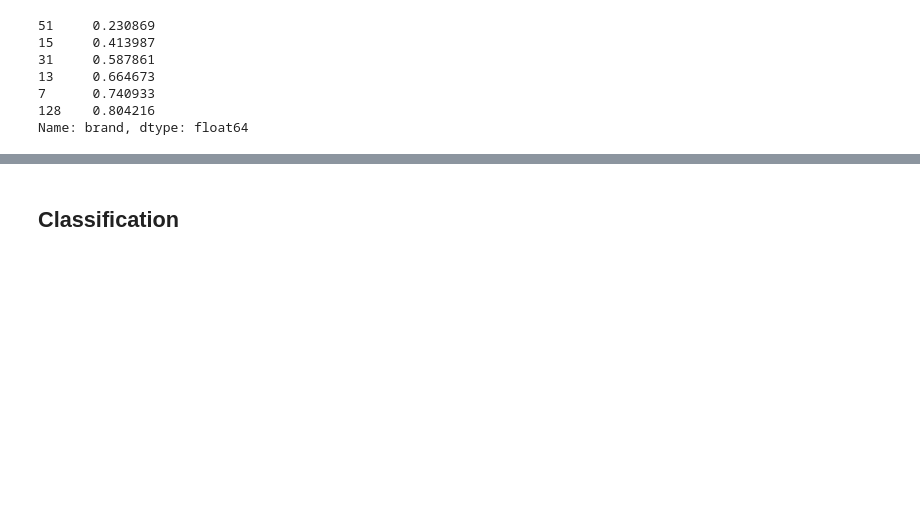
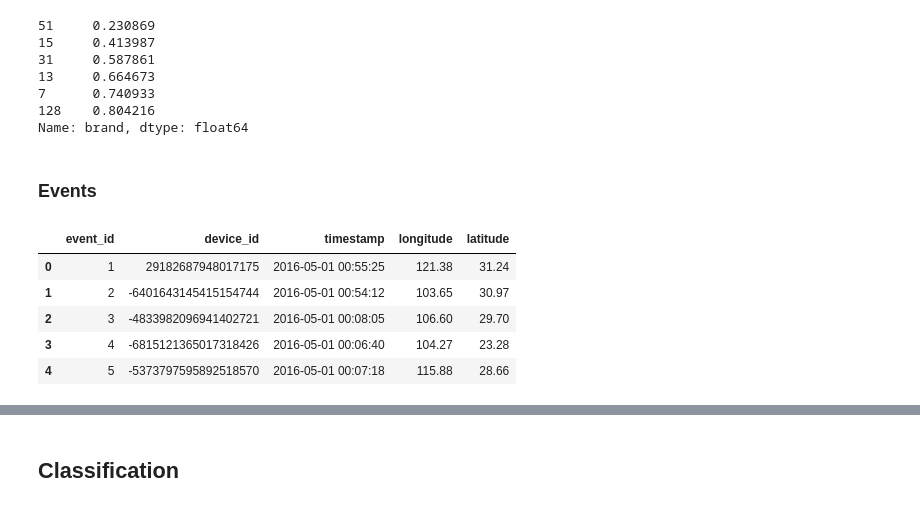
Before and after one commit to liaison/TalkingData, a Jupyter notebook: scripts/talking_data.ipynb, the cells around one changed output, grey strips where cells are left out. Saved outputs shown, nothing was run; the diff lists cells and outputs as text; code cells hidden in the pictures; blank space fills up the shorter version.

```diff
--- a/scripts/talking_data.ipynb
+++ b/scripts/talking_data.ipynb
@@ -252,3 +252,16 @@ brand_count[brand_count <= 0.82]
 7      0.740933
 128    0.804216
 Name: brand, dtype: float64
+# %% [markdown]
+### Events
+# %%
+df_events = pd.read_csv("../data/events.csv", dtype={'device_id': np.str})
+
+df_events.head()
+# %% [output]
+|  | event_id | device_id | timestamp | longitude | latitude |
+| 0 | 1 | 29182687948017175 | 2016-05-01 00:55:25 | 121.38 | 31.24 |
+| 1 | 2 | -6401643145415154744 | 2016-05-01 00:54:12 | 103.65 | 30.97 |
+| 2 | 3 | -4833982096941402721 | 2016-05-01 00:08:05 | 106.60 | 29.70 |
+| 3 | 4 | -6815121365017318426 | 2016-05-01 00:06:40 | 104.27 | 23.28 |
+| 4 | 5 | -5373797595892518570 | 2016-05-01 00:07:18 | 115.88 | 28.66 |
```
Also changed, not shown: parts of 3 cells of this notebook.
